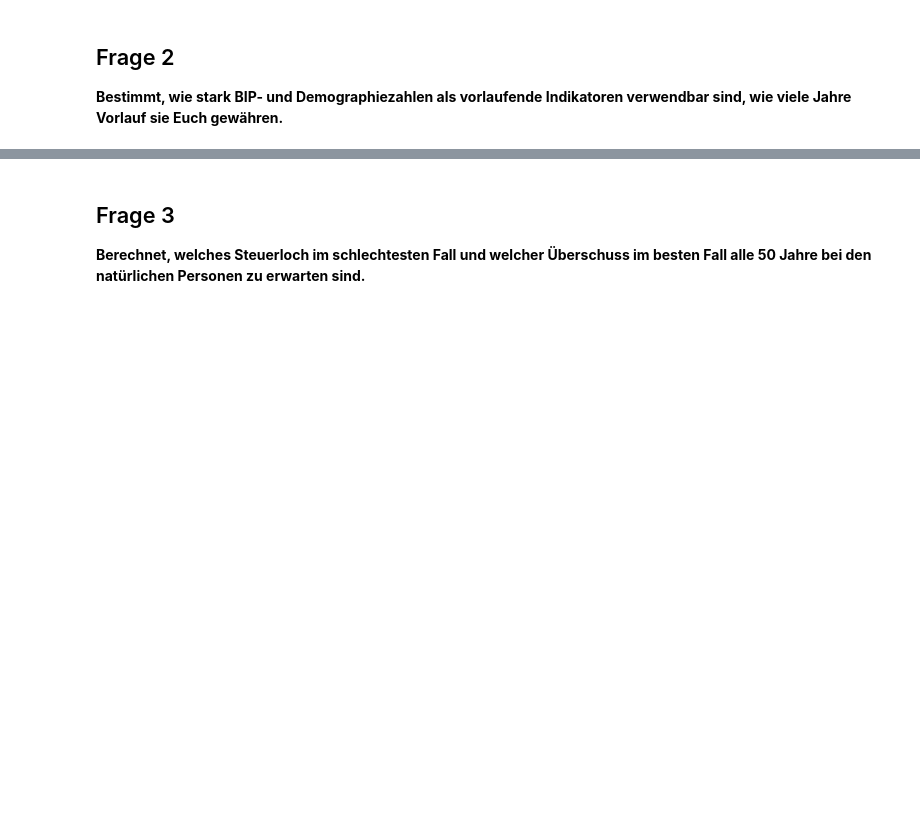
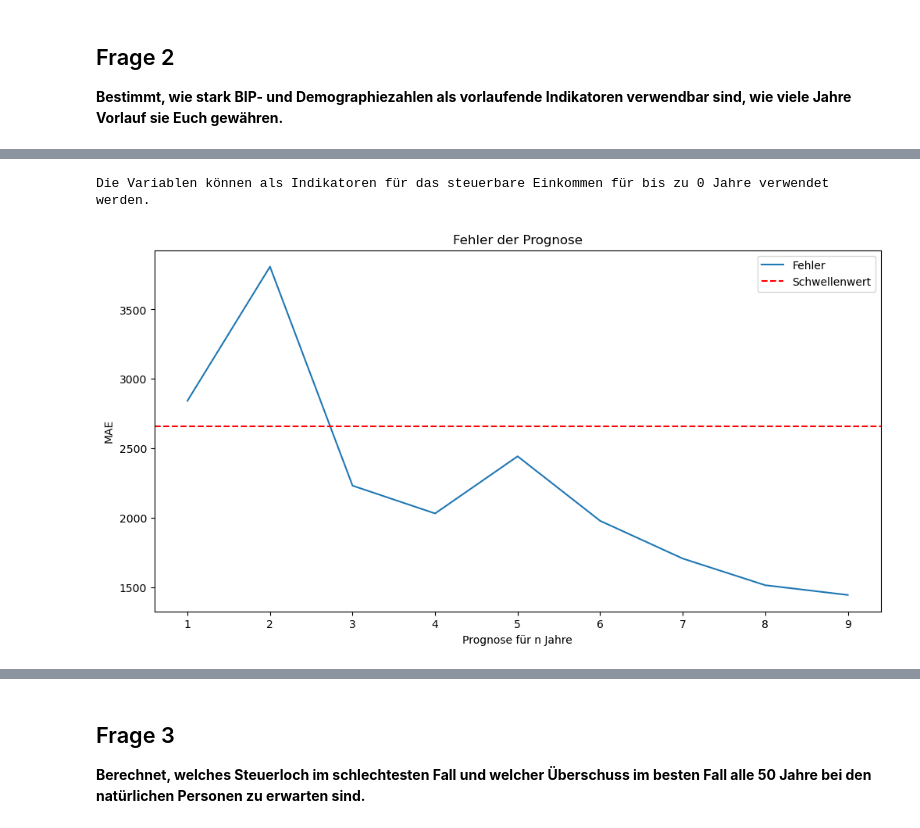
Before and after one commit to alexschillingfhnw/spz-omc, a Jupyter notebook: Notebooks/omc_sonnenberg.ipynb, the cells around one changed output, grey strips where cells are left out. Drawn from its saved outputs; the diff is of its cells as text; code cells hidden in the pictures; blank space fills up the shorter version.

```diff
--- a/Notebooks/omc_sonnenberg.ipynb
+++ b/Notebooks/omc_sonnenberg.ipynb
@@ -515,0 +619,41 @@ Wir sehen dass auf einen 5 Jahres Lag das BIP_SO aussagekräftiger ist als die P
+# %%
+from statsmodels.tsa.vector_ar.var_model import VAR
+
+var_model = VAR(time_series_data[['Personen_diff', 'BIP_SO_diff']])
+var_model_fit = var_model.fit()
+# %%
+average_tax_income = time_series_data['Steuerbares Einkommen'].diff().mean()
+percentage_threshold = 0.02
+threshold = percentage_threshold * average_tax_income
+
+max_lags = len(time_series_data) - 1
+errors = []
+
+for i in range(1, max_lags):  # Reduziert die Schrittzahl, um den Fehler zu vermeiden
+    forecast = var_model_fit.forecast(time_series_data[['Personen_diff', 'BIP_SO_diff']].values[-var_model_fit.k_ar:], steps=i)
+    actual = time_series_data[['Personen_diff', 'BIP_SO_diff']].values[-i:]
+    mae = mean_absolute_error(actual, forecast)
+    errors.append(mae)
+
+# Get amount of years that can be used as indicators
+for i, error in enumerate(errors, 1):
+    if error > threshold:
+        acceptable_years = i - 1
+        break
+else:
+    acceptable_years = len(errors)  # When the threshold is not exceeded
+
+print(f"Die Variablen können als Indikatoren für das steuerbare Einkommen für bis zu {acceptable_years} Jahre verwendet werden.")
+# %% [output]
+Die Variablen können als Indikatoren für das steuerbare Einkommen für bis zu 0 Jahre verwendet werden.
+# %%
+plt.figure(figsize=(12, 6))
+plt.plot(range(1, max_lags), errors, label='Fehler')
+plt.axhline(threshold, color='r', linestyle='--', label='Schwellenwert')
+plt.xlabel('Prognose für n Jahre')
+plt.ylabel('MAE')
+plt.title('Fehler der Prognose')
+plt.legend()
+plt.show()
+# %% [output]
+[figure, added]
```
Also changed, not shown: parts of 51 cells of this notebook.
